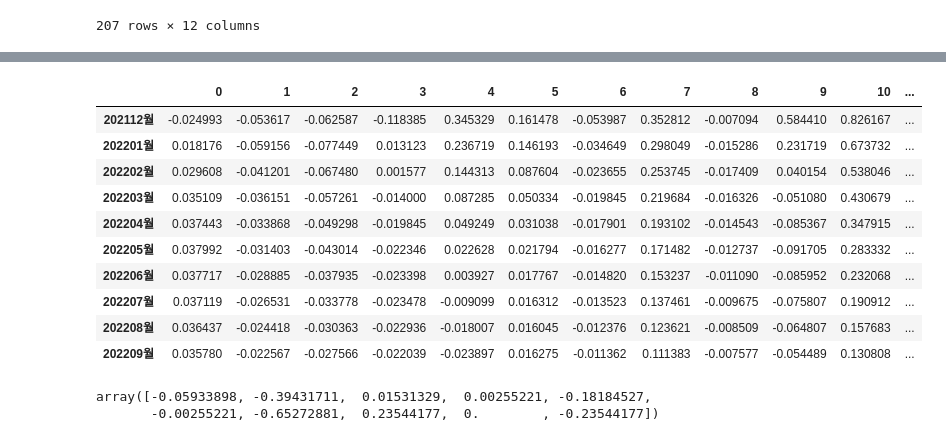
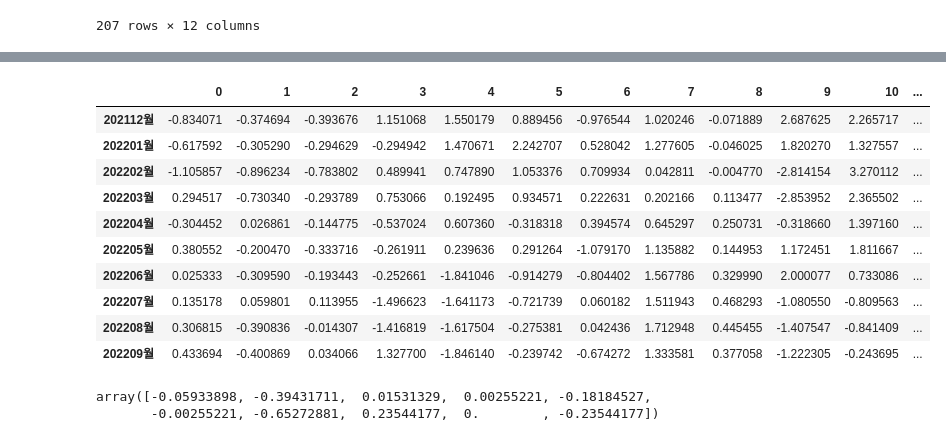
Before and after one commit to paragonyun/Deepconomics, a Jupyter notebook: main.ipynb, the cells around one changed output, grey strips where cells are left out. Cells and saved outputs as stored; diff of their text form; code cells hidden in the pictures.

```diff
--- a/main.ipynb
+++ b/main.ipynb
@@ -823,20 +551,20 @@ pca_X_test
 | 202209월 | -0.845821 | 0.875530 | 0.215515 | 0.000000e+00 | 0.000000e+00 | 0.121819 | -0.023437 | -0.001328 | 0.151347 | -2.041773 | ... |
 # %%
 fin_df = VARMODEL.forecast(fitted_model=fitted_model,train_df = diff_df_pca,
-                            test_df = pca_X_test, min_p=1, step=SPLIT)
+                            test_df = pca_X_test, min_p=min_p, step=SPLIT)
 fin_df
 # %% [output]
 |  | 0 | 1 | 2 | 3 | 4 | 5 | 6 | 7 | 8 | 9 | 10 | ... |
-| 202112월 | -0.024993 | -0.053617 | -0.062587 | -0.118385 | 0.345329 | 0.161478 | -0.053987 | 0.352812 | -0.007094 | 0.584410 | 0.826167 | ... |
-| 202201월 | 0.018176 | -0.059156 | -0.077449 | 0.013123 | 0.236719 | 0.146193 | -0.034649 | 0.298049 | -0.015286 | 0.231719 | 0.673732 | ... |
-| 202202월 | 0.029608 | -0.041201 | -0.067480 | 0.001577 | 0.144313 | 0.087604 | -0.023655 | 0.253745 | -0.017409 | 0.040154 | 0.538046 | ... |
-| 202203월 | 0.035109 | -0.036151 | -0.057261 | -0.014000 | 0.087285 | 0.050334 | -0.019845 | 0.219684 | -0.016326 | -0.051080 | 0.430679 | ... |
-| 202204월 | 0.037443 | -0.033868 | -0.049298 | -0.019845 | 0.049249 | 0.031038 | -0.017901 | 0.193102 | -0.014543 | -0.085367 | 0.347915 | ... |
-| 202205월 | 0.037992 | -0.031403 | -0.043014 | -0.022346 | 0.022628 | 0.021794 | -0.016277 | 0.171482 | -0.012737 | -0.091705 | 0.283332 | ... |
-| 202206월 | 0.037717 | -0.028885 | -0.037935 | -0.023398 | 0.003927 | 0.017767 | -0.014820 | 0.153237 | -0.011090 | -0.085952 | 0.232068 | ... |
-| 202207월 | 0.037119 | -0.026531 | -0.033778 | -0.023478 | -0.009099 | 0.016312 | -0.013523 | 0.137461 | -0.009675 | -0.075807 | 0.190912 | ... |
-| 202208월 | 0.036437 | -0.024418 | -0.030363 | -0.022936 | -0.018007 | 0.016045 | -0.012376 | 0.123621 | -0.008509 | -0.064807 | 0.157683 | ... |
-| 202209월 | 0.035780 | -0.022567 | -0.027566 | -0.022039 | -0.023897 | 0.016275 | -0.011362 | 0.111383 | -0.007577 | -0.054489 | 0.130808 | ... |
+| 202112월 | -0.834071 | -0.374694 | -0.393676 | 1.151068 | 1.550179 | 0.889456 | -0.976544 | 1.020246 | -0.071889 | 2.687625 | 2.265717 | ... |
+| 202201월 | -0.617592 | -0.305290 | -0.294629 | -0.294942 | 1.470671 | 2.242707 | 0.528042 | 1.277605 | -0.046025 | 1.820270 | 1.327557 | ... |
+| 202202월 | -1.105857 | -0.896234 | -0.783802 | 0.489941 | 0.747890 | 1.053376 | 0.709934 | 0.042811 | -0.004770 | -2.814154 | 3.270112 | ... |
+| 202203월 | 0.294517 | -0.730340 | -0.293789 | 0.753066 | 0.192495 | 0.934571 | 0.222631 | 0.202166 | 0.113477 | -2.853952 | 2.365502 | ... |
+| 202204월 | -0.304452 | 0.026861 | -0.144775 | -0.537024 | 0.607360 | -0.318318 | 0.394574 | 0.645297 | 0.250731 | -0.318660 | 1.397160 | ... |
+| 202205월 | 0.380552 | -0.200470 | -0.333716 | -0.261911 | 0.239636 | 0.291264 | -1.079170 | 1.135882 | 0.144953 | 1.172451 | 1.811667 | ... |
+| 202206월 | 0.025333 | -0.309590 | -0.193443 | -0.252661 | -1.841046 | -0.914279 | -0.804402 | 1.567786 | 0.329990 | 2.000077 | 0.733086 | ... |
+| 202207월 | 0.135178 | 0.059801 | 0.113955 | -1.496623 | -1.641173 | -0.721739 | 0.060182 | 1.511943 | 0.468293 | -1.080550 | -0.809563 | ... |
+| 202208월 | 0.306815 | -0.390836 | -0.014307 | -1.416819 | -1.617504 | -0.275381 | 0.042436 | 1.712948 | 0.445455 | -1.407547 | -0.841409 | ... |
+| 202209월 | 0.433694 | -0.400869 | 0.034066 | 1.327700 | -1.846140 | -0.239742 | -0.674272 | 1.333581 | 0.377058 | -1.222305 | -0.243695 | ... |
 # %%
 temp_y = diff_df_pca.iloc[-1, -1]
 
```
Also changed, not shown: parts of 33 cells of this notebook.
